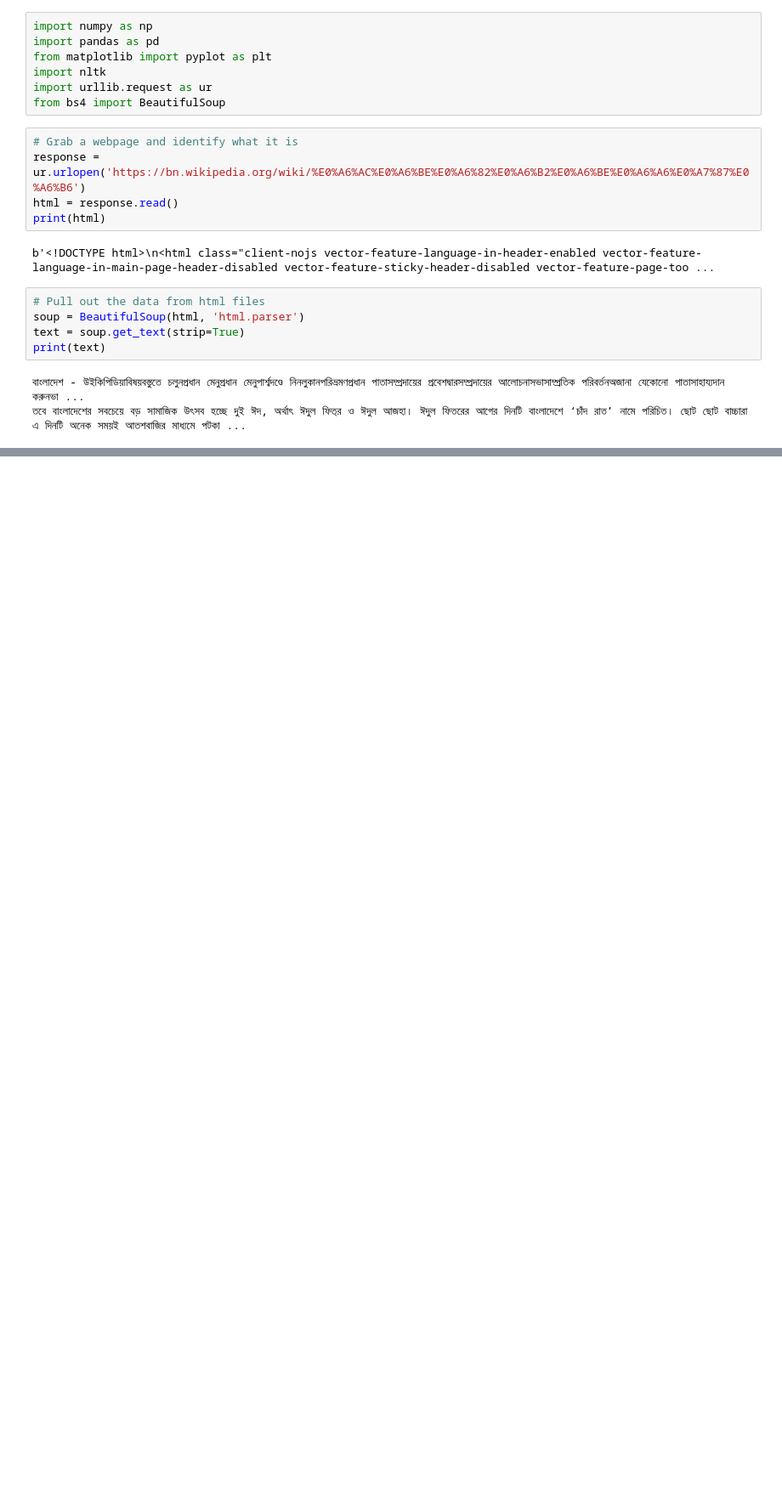
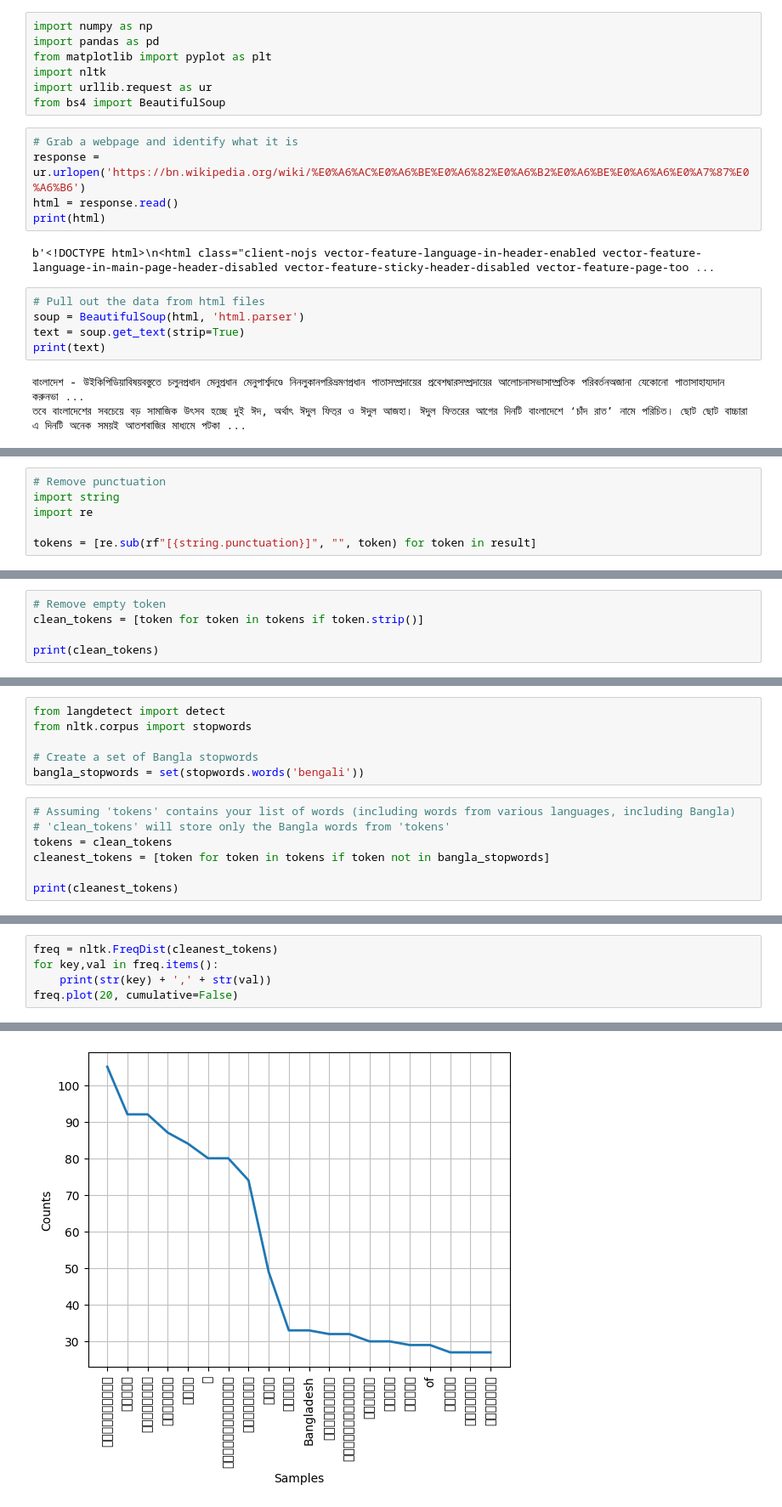
Before and after one commit to coder7475/identifying_web_pages, a Jupyter notebook: identifying_web_pages.ipynb, the cells around one changed output, grey strips where cells are left out. Shown at 85% size. Cells and saved outputs as stored; diff of their text form; blank space fills up the shorter version.

```diff
--- a/identifying_web_pages.ipynb
+++ b/identifying_web_pages.ipynb
@@ -32,0 +40,6 @@ from nltk.corpus import stopwords
+# %%
+# Remove punctuation
+import string
+import re
+
+tokens = [re.sub(rf"[{string.punctuation}]", "", token) for token in result]
@@ -32,0 +50,5 @@ from nltk.corpus import stopwords
+# %%
+# Remove empty token
+clean_tokens = [token for token in tokens if token.strip()]
+
+print(clean_tokens)
@@ -32,0 +80,13 @@ from nltk.corpus import stopwords
+# %%
+from langdetect import detect
+from nltk.corpus import stopwords
+
+# Create a set of Bangla stopwords
+bangla_stopwords = set(stopwords.words('bengali'))
+# %%
+# Assuming 'tokens' contains your list of words (including words from various languages, including Bangla)
+# 'clean_tokens' will store only the Bangla words from 'tokens'
+tokens = clean_tokens
+cleanest_tokens = [token for token in tokens if token not in bangla_stopwords]
+
+print(cleanest_tokens)
@@ -32,0 +95,6 @@ from nltk.corpus import stopwords
+# %%
+freq = nltk.FreqDist(cleanest_tokens)
+for key,val in freq.items():
+    print(str(key) + ',' + str(val))
+freq.plot(20, cumulative=False)
+# %% [output]
@@ -32,0 +118 @@ from nltk.corpus import stopwords
+[figure, added]
```
Also changed, not shown: parts of 11 cells of this notebook.
